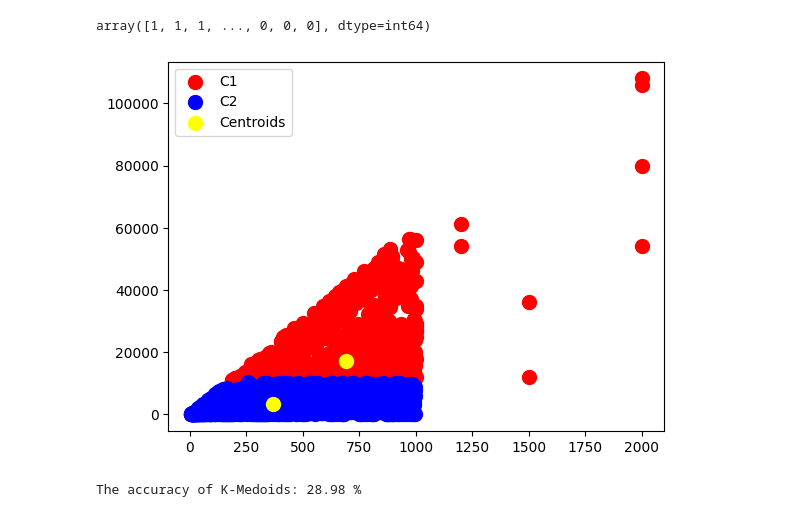
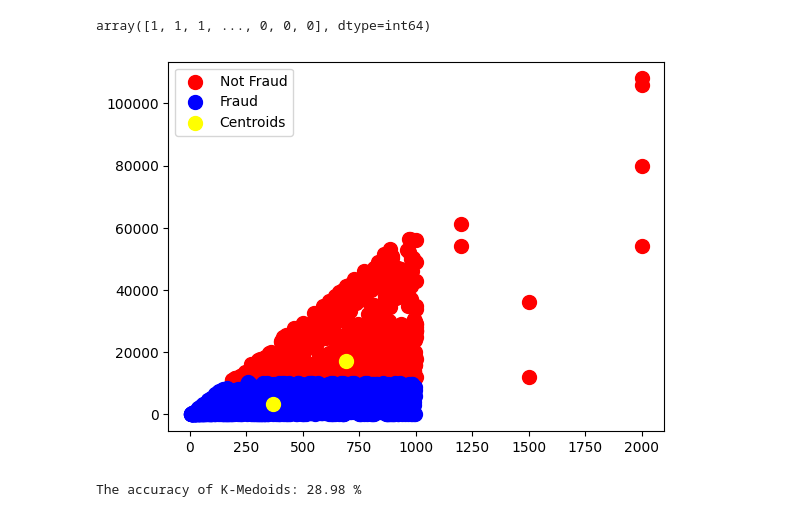
Before and after one commit to KatrineAshraf/Credit-Card-Fraudelty, a Jupyter notebook: Credit Card Fraudelty.ipynb, the cells around one changed output. Cells and saved outputs as stored; diff of their text form; code cells hidden in the pictures.

Commit message:
Plots

```diff
--- a/Credit Card Fraudelty.ipynb
+++ b/Credit Card Fraudelty.ipynb
@@ -195,13 +195,13 @@ y_kmed
 array([1, 1, 1, ..., 0, 0, 0], dtype=int64)
 # %%
 x = x.values
-plt.scatter(x[y_kmed == 0, 0], x[y_kmed == 0, 1], s = 100, c = 'red', label = 'C1')
-plt.scatter(x[y_kmed == 1, 0], x[y_kmed == 1, 1], s = 100, c = 'blue', label = 'C2')
+plt.scatter(x[y_kmed == 0, 0], x[y_kmed == 0, 1], s = 100, c = 'red', label = 'Not Fraud')
+plt.scatter(x[y_kmed == 1, 0], x[y_kmed == 1, 1], s = 100, c = 'blue', label = 'Fraud')
 plt.scatter(kmedoids.cluster_centers_[:, 0], kmedoids.cluster_centers_[:,1], s = 100, c = 'yellow', label = 'Centroids')
 plt.legend()
 plt.show()
 # %% [output]
-[figure, old version]
+[figure, new version]
 # %%
 print ("The accuracy of K-Medoids:", round(metrics.accuracy_score ( y , y_kmed )*100,2),"%", sep=" " )
 # %% [output]
```
Also changed, not shown: parts of 2 cells of this notebook.
